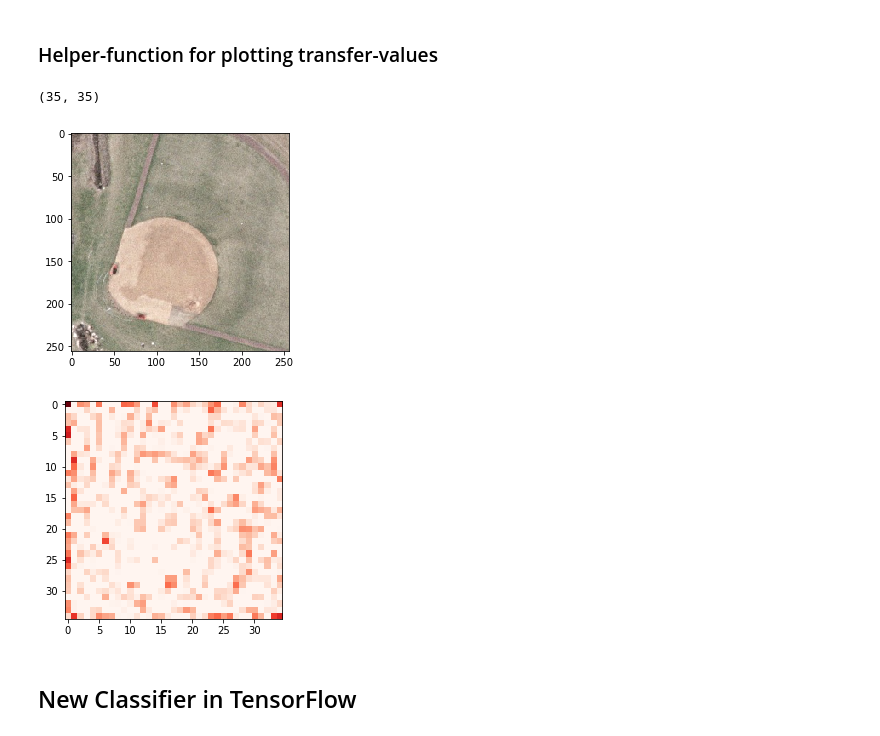
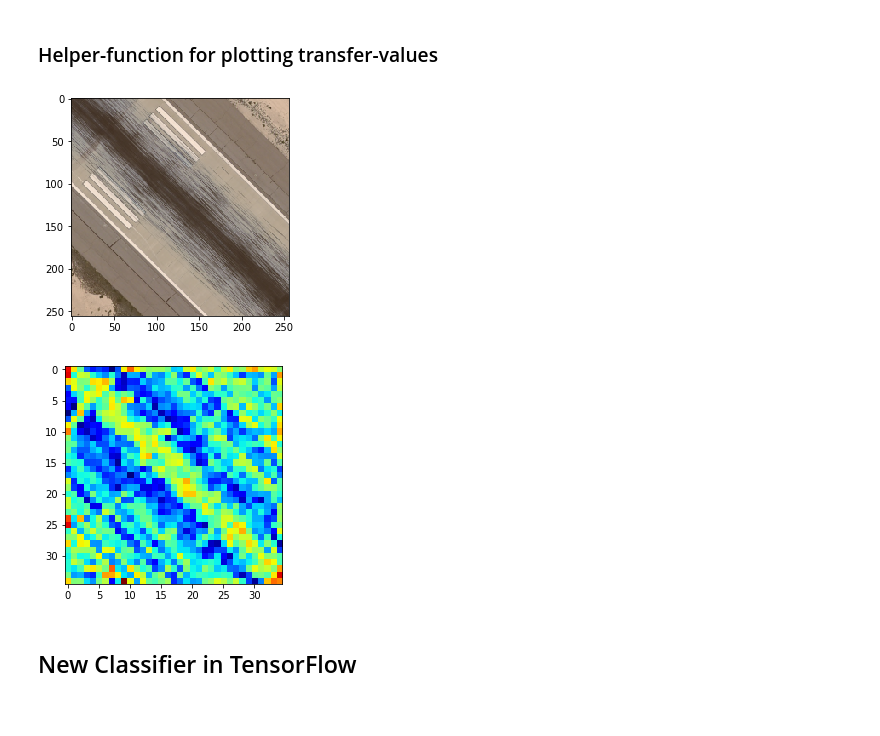
Before and after one commit to juggernaut5k/TensorFlow-Tutorials, a Jupyter notebook: 08_Transfer_Learning_mdb.ipynb, the cells around one changed output. Drawn from its saved outputs; the diff is of its cells as text; code cells hidden in the pictures.

```diff
--- a/08_Transfer_Learning_mdb.ipynb
+++ b/08_Transfer_Learning_mdb.ipynb
@@ -72,7 +72,7 @@ The CIFAR-10 data-set is about 163 MB and will be downloaded automatically if it
 # %% [markdown]
 Load the class-names.
 # %%
-base_dir = r'G:\machine_learning\uc_merced\UCMerced_LandUse\Images'
+base_dir = r'H:\machine_learning\uc_merced\UCMerced_LandUse\Images'
 class_names = ucmerced_landuse.load_class_names(base_dir)
 class_names
 # %% [output]
@@ -297,15 +287,14 @@ transfer_values_test.shape
 # %% [markdown]
 ### Helper-function for plotting transfer-values
 # %%
-print(transfer_values_test[16][:, :, 0].shape)
-plt.imshow(images_test[16])
+idx = 25
+plt.imshow(images_test[idx])
 plt.show()
-plt.imshow(transfer_values_test[16][:, :, 50], cmap='Reds', interpolation='none')
+plt.imshow(transfer_values_test[idx][:, :, 25], cmap='jet', interpolation='none')
 plt.show()
 # %% [output]
-(35, 35)
-[figure, old version]
+[figure, new version]
-[figure, old version]
+[figure, new version]
 # %% [markdown]
 ## New Classifier in TensorFlow
 # %% [markdown]
```
Also changed, not shown: parts of 13 cells of this notebook, 1 other file.
